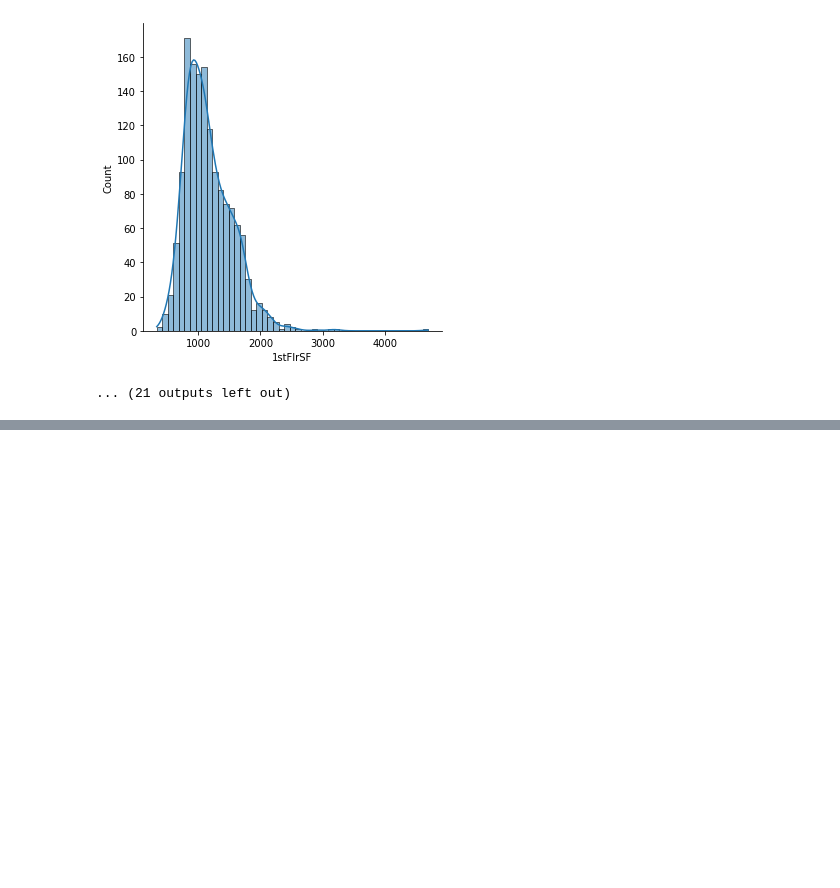
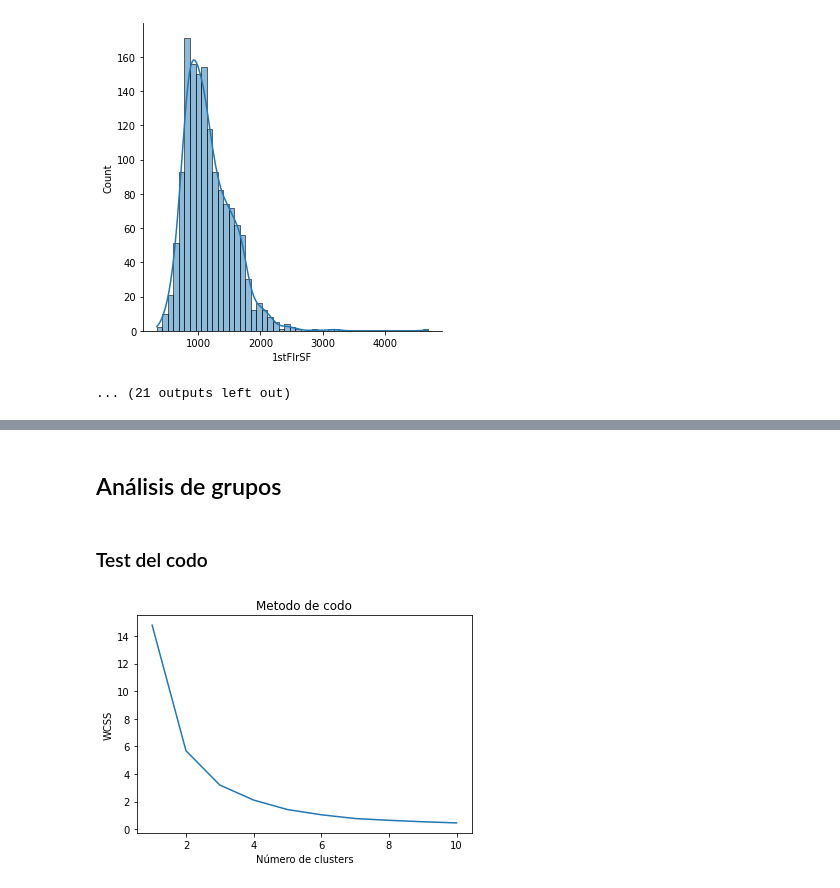
Before and after one commit to Andrei-Portales/HDT3_Mineria_de_datos, a Jupyter notebook: HDT3.ipynb, the cells around one changed output, grey strips where cells are left out. Cells and saved outputs as stored; diff of their text form; code cells hidden in the pictures; blank space fills up the shorter version.

```diff
--- a/HDT3.ipynb
+++ b/HDT3.ipynb
@@ -104,0 +135,2 @@ plt.show()
+# %%
+data = pd.read_csv('data/train.csv').drop(['Id'], axis = 1)
@@ -104,0 +204,28 @@ plt.show()
+# %% [markdown]
+## Análisis de grupos
+# %% [markdown]
+### Test del codo
+# %%
+# Make sure that all the values inside data[NON_CATEGORICAL] are nume
+numData = np.array(data[NON_CATEGORICAL].dropna().apply(pd.to_numeric))
+numData_scaled = sklearn.preprocessing.scale(data[NON_CATEGORICAL])
+
+
+variables_norm = (numData - numData.min()) / (numData.max() - numData.min())
+variables_norm
+
+# busqueda de la cantidad optima de clusters con el metodo de codo
+wcss = []
+
+for i in range(1, 11):
+    kmeans = KMeans(n_clusters = i, max_iter=300)
+    kmeans.fit(variables_norm)
+    wcss.append(kmeans.inertia_)
+
+plt.plot(range(1, 11), wcss)
+plt.title('Metodo de codo')
+plt.xlabel('Número de clusters')
+plt.ylabel('WCSS')
+plt.show()
+# %% [output]
+[figure, added]
```
Also changed, not shown: parts of 15 cells of this notebook.
